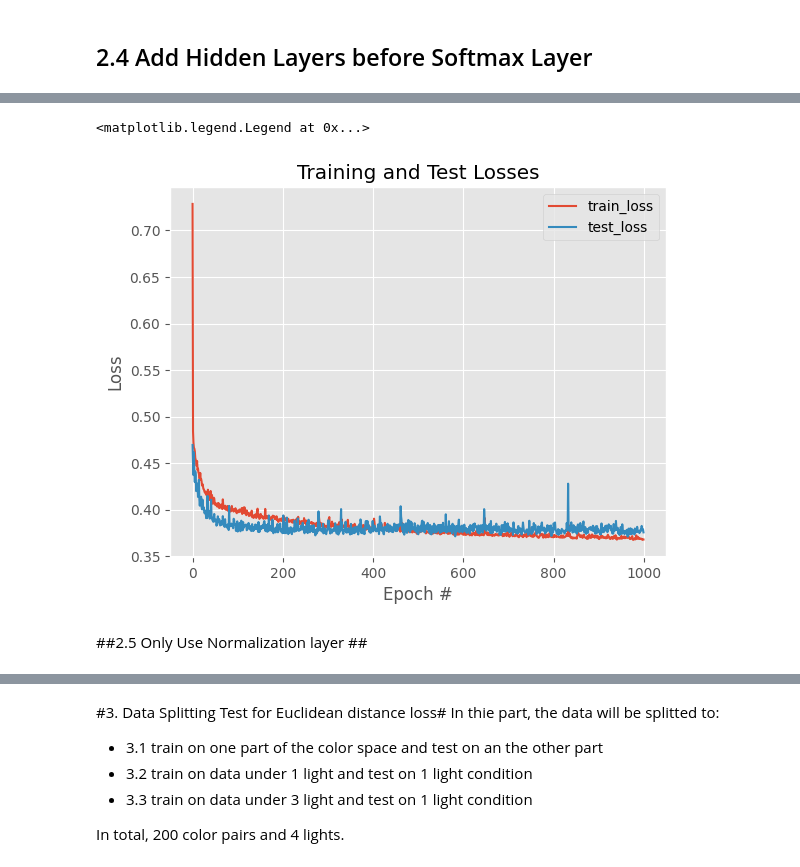
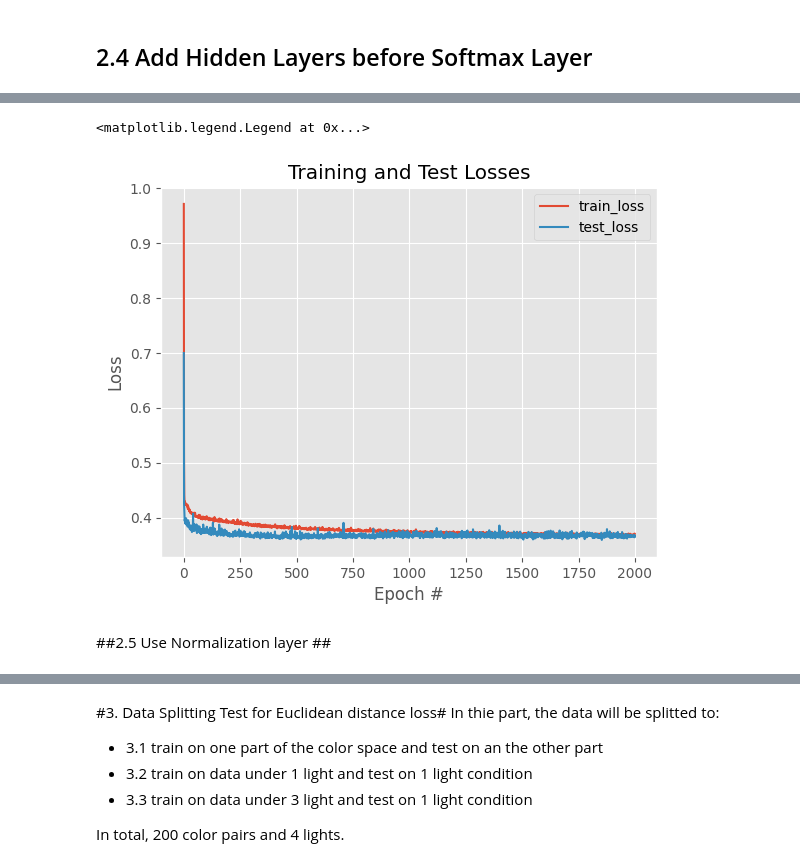
Before and after one commit to Jianfeng0Liu/Color-Difference_Visually-Impaired-People, a Jupyter notebook: Color_Difference_Visually_Impaired_People.ipynb, the cells around one changed output, grey strips where cells are left out. Drawn from its saved outputs; the diff is of its cells as text; code cells hidden in the pictures.

```diff
--- a/Color_Difference_Visually_Impaired_People.ipynb
+++ b/Color_Difference_Visually_Impaired_People.ipynb
@@ -353,7 +357,7 @@ data_df['2occurrences'] = results_subset.apply(count_occurrences, args=(2,), axi
 
 # Data splitting(7:3)
 data_df = data_df.drop(columns = ['C1', 'C2']+results_cols)    # drop columns (color information and results of participants)
-train_df, val_df = train_test_split(data_df, test_size=0.3, random_state=42)    # split the data
+train_df, val_df = train_test_split(data_df, test_size=0.2, random_state=42)    # split the data
 train_set = train_df.values
 val_set = val_df.values
 
@@ -800,7 +804,7 @@ Epoch 3000/3000
 bs=8    # batch_size
 vnoise=1    # the amount of noise to be added to training data
 nn=512    # training units number
-nb_epochs=1000;    # training epochs
+nb_epochs=2000;    # training epochs
 temperature = 0.1    # temprature control the smooth of the probabilities
 
 
@@ -950,7 +954,7 @@ Epoch 1000/1000
 <matplotlib.legend.Legend at 0x...>
-[figure, old version]
+[figure, new version]
 # %% [markdown]
-##2.5 Only Use Normalization layer ##
+##2.5 Use Normalization layer ##
 # %%
 bs=8    # batch_size
 vnoise=1    # the amount of noise to be added to training data
```
Also changed, not shown: parts of 18 cells of this notebook.
